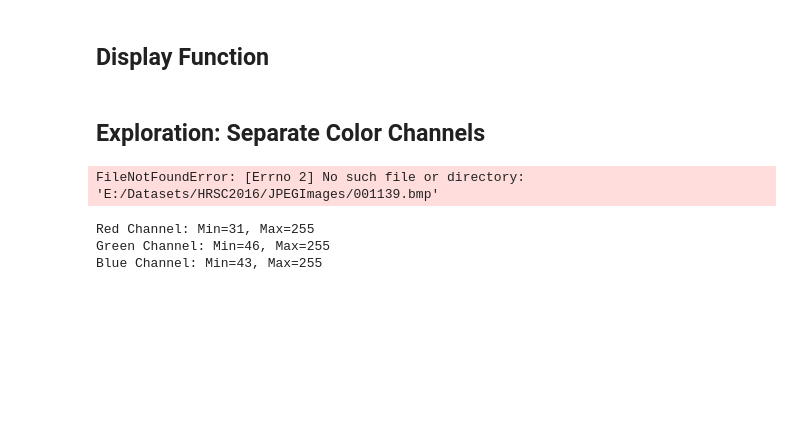
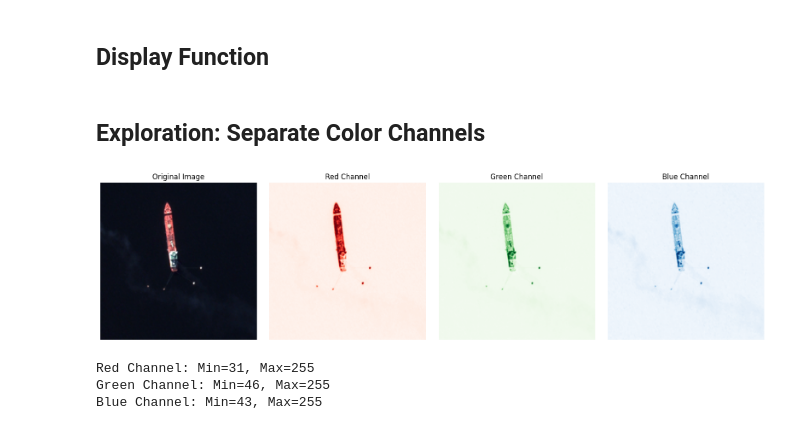
Before and after one commit to ElanoBeer/synthetic-satellite-pipeline, a Jupyter notebook: notebooks/image-augmentation-utils.ipynb, the cells around one changed output. Cells and saved outputs as stored; diff of their text form; code cells hidden in the pictures; blank space fills up the shorter version.

```diff
--- a/notebooks/image-augmentation-utils.ipynb
+++ b/notebooks/image-augmentation-utils.ipynb
@@ -249,10 +249,10 @@ def visualize_rgb_channels(image):
     plt.show()
 # %%
 # Example usage:
-image = load_and_preprocess_image('E:/Datasets/HRSC2016/JPEGImages/001139.bmp')
+image = load_and_preprocess_image("C:/Users/20202016/Documents/Master/Master Thesis/Datasets/HRSC2016/JPEGImages/100000422.bmp")
 visualize_rgb_channels(image)
 # %% [output]
-FileNotFoundError: [Errno 2] No such file or directory: 'E:/Datasets/HRSC2016/JPEGImages/001139.bmp'
+[figure, added]
 # %%
 def plot_rgb_histogram(image):
     """
```
Also changed, not shown: 1 other file.
